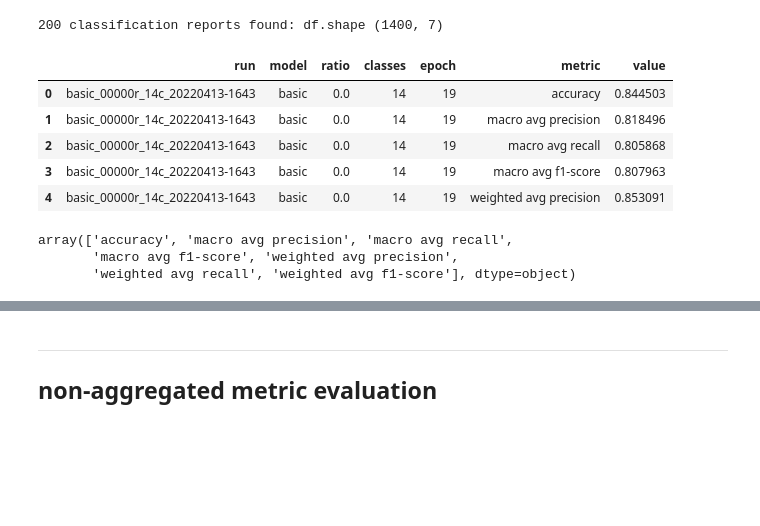
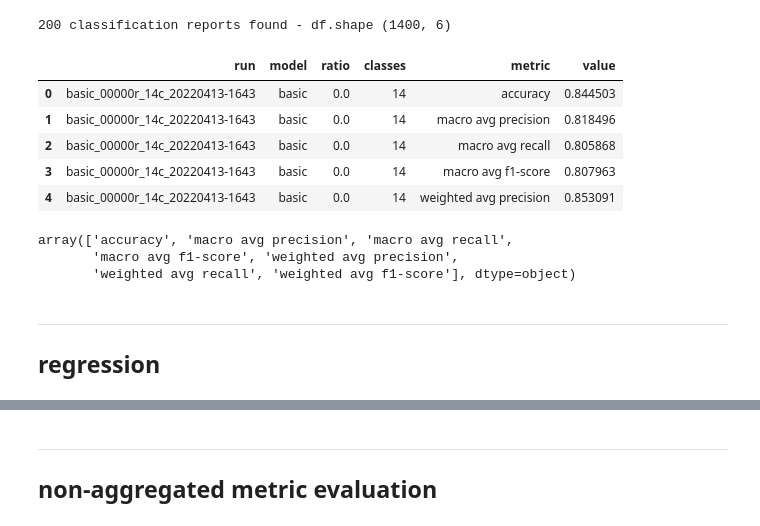
Before and after one commit to at-gmbh/corrupted-labels-effect, a Jupyter notebook: notebooks/evaluation.ipynb, the cells around one changed output, grey strips where cells are left out. Saved outputs shown, nothing was run; the diff lists cells and outputs as text; code cells hidden in the pictures; blank space fills up the shorter version.

Commit message:
refactor regression and add delta regr

```diff
--- a/notebooks/evaluation.ipynb
+++ b/notebooks/evaluation.ipynb
@@ -79,8 +68,23 @@ logs = [['accuracy']
 # %%
-df_headers = ['run', 'model', 'ratio', 'classes', 'epoch', 'metric', 'value']
+# define path and file filter
+log_path = '../logs/class_report'
+filter = 'class_report_19epoch.json'
 
+# define metrics to be extracted as list
+logs = [['accuracy']
+        , ['macro avg', 'precision']
+        , ['macro avg', 'recall']
+        , ['macro avg', 'f1-score']
+        , ['weighted avg', 'precision']
+        , ['weighted avg', 'recall']
+        , ['weighted avg', 'f1-score']
+]
+
+# init dataframe
+df_headers = ['run', 'model', 'ratio', 'classes', 'metric', 'value']
 df = pd.DataFrame(columns=df_headers)
 
+# iter through logs and get metrics from classification report jsons
 counter = 0
 for (dirpath, dirnames, filenames) in os.walk(log_path):
 
@@ -91,46 +95,48 @@ for (dirpath, dirnames, filenames) in os.walk(log_path):
         class_report = json.load(open(file_path))
 
         for log in logs:
 
             run = dirpath.split('\\', 1)[-1].replace('\\', '_')
             model = re.search('(^[a-z]{5,6})_', run).group(1)
             ratio = float(re.search('(\d{5})r', run).group(1)) / 100
             classes = re.search('(\d{1,2})c', run).group(1)
-            epoch = re.search('(\d{2})epoch', file_path).group(1)
 
             if len(log) == 1:
                 metric = log[0]
                 value = class_report[log[0]]
             elif len(log) == 2:
                 metric = log[0] + ' ' + log[1]
                 value = class_report[log[0]][log[1]]
 
             row = [
                 str(run),
                 str(model),
                 float(ratio),
                 str(classes),
-                int(epoch),
                 str(metric),
                 float(value)
             ]
 
             df_len = len(df)
             df.loc[df_len] = row
 
-print(f'{counter} classification reports found: df.shape {df.shape}')
+print(f'{counter} classification reports found - df.shape {df.shape}')
 df.head()
 # %% [output]
-200 classification reports found: df.shape (1400, 7)
+200 classification reports found - df.shape (1400, 6)
-|  | run | model | ratio | classes | epoch | metric | value |
-| 0 | basic_00000r_14c_20220413-1643 | basic | 0.0 | 14 | 19 | accuracy | 0.844503 |
-| 1 | basic_00000r_14c_20220413-1643 | basic | 0.0 | 14 | 19 | macro avg precision | 0.818496 |
-| 2 | basic_00000r_14c_20220413-1643 | basic | 0.0 | 14 | 19 | macro avg recall | 0.805868 |
-| 3 | basic_00000r_14c_20220413-1643 | basic | 0.0 | 14 | 19 | macro avg f1-score | 0.807963 |
-| 4 | basic_00000r_14c_20220413-1643 | basic | 0.0 | 14 | 19 | weighted avg precision | 0.853091 |
+|  | run | model | ratio | classes | metric | value |
+| 0 | basic_00000r_14c_20220413-1643 | basic | 0.0 | 14 | accuracy | 0.844503 |
+| 1 | basic_00000r_14c_20220413-1643 | basic | 0.0 | 14 | macro avg precision | 0.818496 |
+| 2 | basic_00000r_14c_20220413-1643 | basic | 0.0 | 14 | macro avg recall | 0.805868 |
+| 3 | basic_00000r_14c_20220413-1643 | basic | 0.0 | 14 | macro avg f1-score | 0.807963 |
+| 4 | basic_00000r_14c_20220413-1643 | basic | 0.0 | 14 | weighted avg precision | 0.853091 |
 # %%
 df['metric'].unique()
 # %% [output]
 array(['accuracy', 'macro avg precision', 'macro avg recall',
        'macro avg f1-score', 'weighted avg precision',
        'weighted avg recall', 'weighted avg f1-score'], dtype=object)
+# %% [markdown]
+--------------
+
+## regression
```
Also changed, not shown: parts of 14 cells of this notebook.
